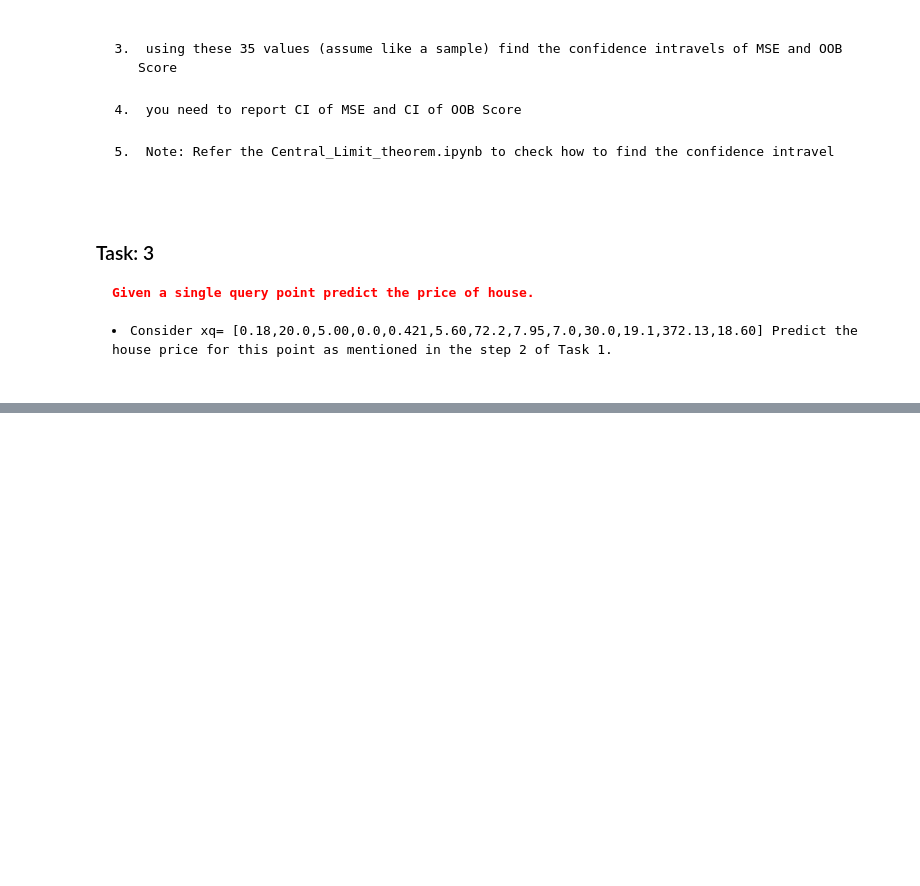
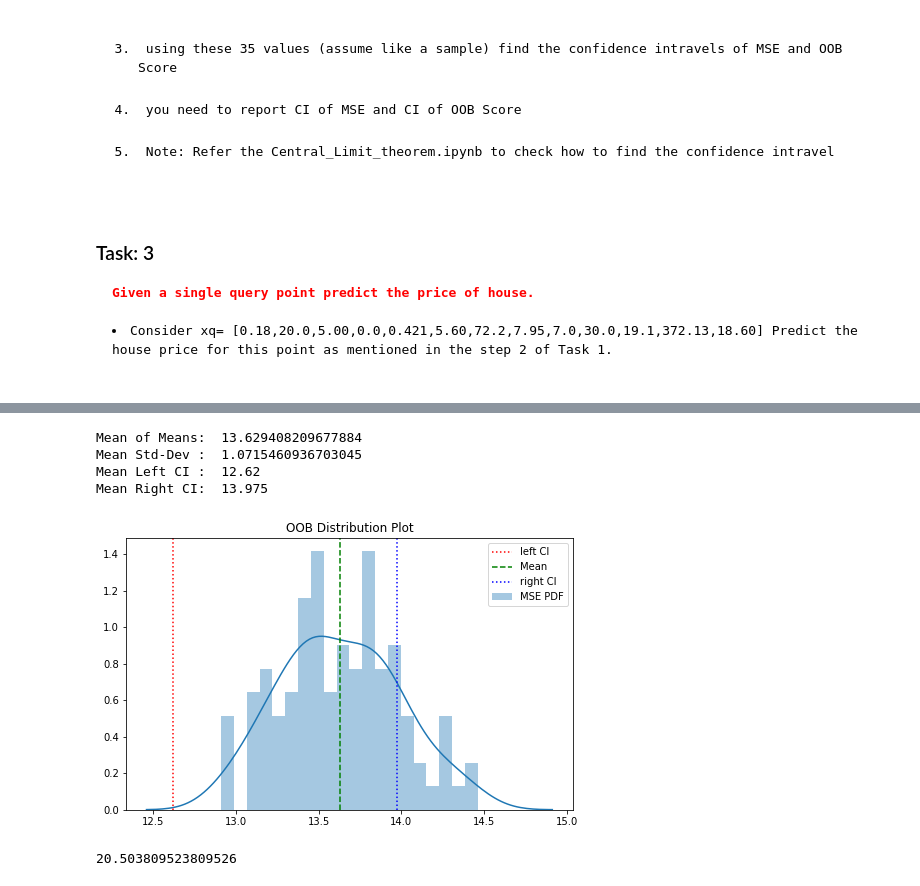
Before and after one commit to iamanik4/Main, a Jupyter notebook: Applied_AI/RandomForest/Bootstrap_Random_Forest_instructions.ipynb, the cells around one changed output, grey strips where cells are left out. Saved outputs shown, nothing was run; the diff lists cells and outputs as text; code cells hidden in the pictures; blank space fills up the shorter version.

```diff
--- a/Applied_AI/RandomForest/Bootstrap_Random_Forest_instructions.ipynb
+++ b/Applied_AI/RandomForest/Bootstrap_Random_Forest_instructions.ipynb
@@ -192,0 +253,25 @@ print(OOBs)
+# %%
+#calculating 95% confidence interval
+from prettytable import PrettyTable
+OOB_means = []
+table = PrettyTable()
+table = PrettyTable(["#samples", "Sample Size", "Sample mean", "Sample std","Left C.I","Right C.I"])
+for i in range(no_of_samples):
+    sample=[OOBs[i] for i in random.choices(range(35),k=10)]
+    sample_mean = np.mean(sample)
+    OOB_means.append(sample_mean)
+    sample_std =  np.std(sample)
+    sample_size = len(sample)
+    # here we are using sample standard deviation instead of population standard deviation
+    left_limit  = np.round(sample_mean - 2*(sample_std/np.sqrt(sample_size)), 3)
+    right_limit = np.round(sample_mean + 2*(sample_std/np.sqrt(sample_size)), 3)
+    row = []
+    row.append(i+1)
+    row.append(sample_size)
+    row.append(sample_mean)
+    row.append(sample_std)
+    row.append(left_limit)
+    row.append(right_limit)
+    table.add_row(row)
+print('======================== Calculation Interval Calculations for OOB =========================')
+print(table)
@@ -192,0 +296,38 @@ print(OOBs)
+# %%
+mean_Left_CI = np.mean(left_limit)
+mean_Right_CI = np.mean(right_limit)
+mean_of_means = np.mean(OOB_means)
+print('Mean of Means: ',mean_of_means)
+print('Mean Std-Dev : ',np.mean(sample_std))
+print('Mean Left CI : ',mean_Left_CI)
+print('Mean Right CI: ',mean_Right_CI)
+# %% [output]
+Mean of Means:  13.629408209677884
+Mean Std-Dev :  1.0715460936703045
+Mean Left CI :  12.62
+Mean Right CI:  13.975
+# %%
+plt.figure(figsize=(8,5))
+sns.distplot(OOB_means, bins=no_of_samples//no_of_bins)
+plt.axvline(x=mean_Left_CI, c='red',ls=':')
+plt.axvline(x=mean_of_means, c='green',ls='--')
+plt.axvline(x=mean_Right_CI, c='blue',ls=':')
+plt.legend(['left CI','Mean','right CI','MSE PDF'])
+plt.title('OOB Distribution Plot')
+plt.show()
+# %% [output]
+[figure, added]
+# %%
+xq= np.array([0.18,20.0,5.00,0.0,0.421,5.60,72.2,7.95,7.0,30.0,19.1,372.13,18.60])
+Y_pred = 0
+for i in range(30):
+    clf = DecisionTreeRegressor()
+    X_train = x[row_indices_iob[i][:,None],col_indices[i]]
+    Y_train = y[row_indices_iob[i]]
+    clf.fit(X_train,Y_train)
+    Y_pred += clf.predict(xq[col_indices[i]].reshape(1,-1)).item()
+Y_pred = Y_pred/30
+
+print(Y_pred)
+# %% [output]
+20.503809523809526
```
Also changed, not shown: parts of 9 cells of this notebook.
